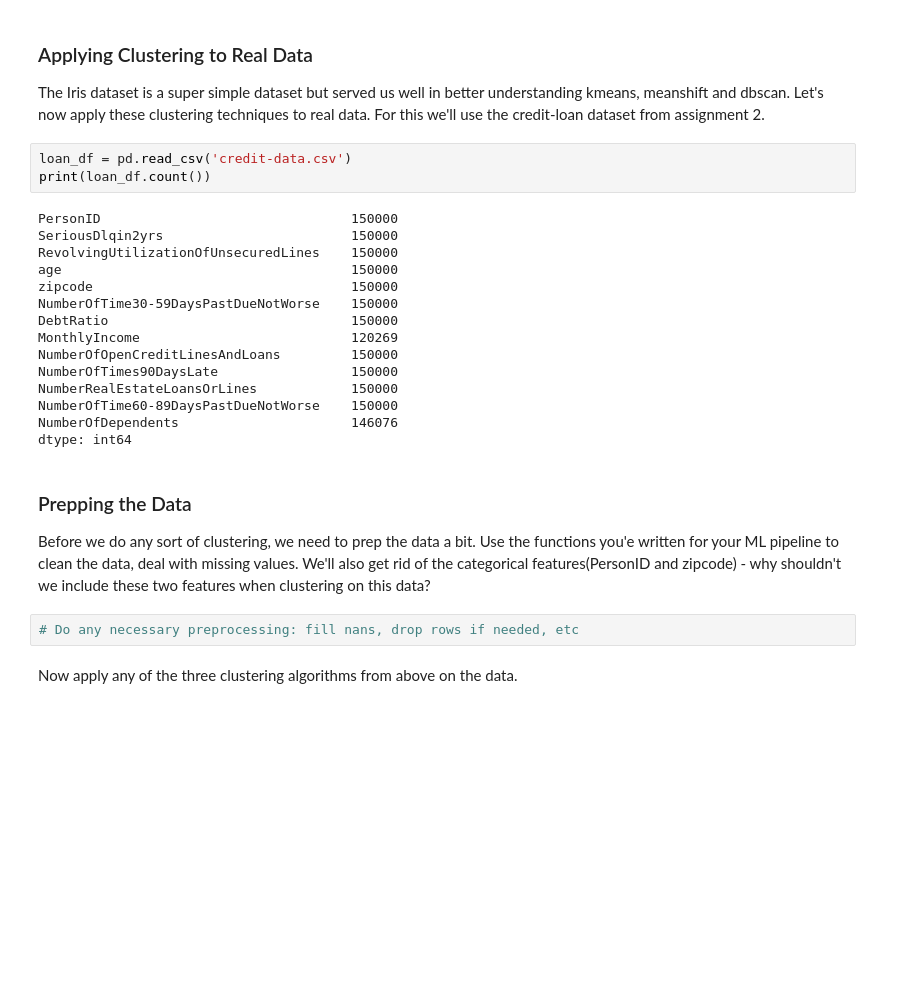
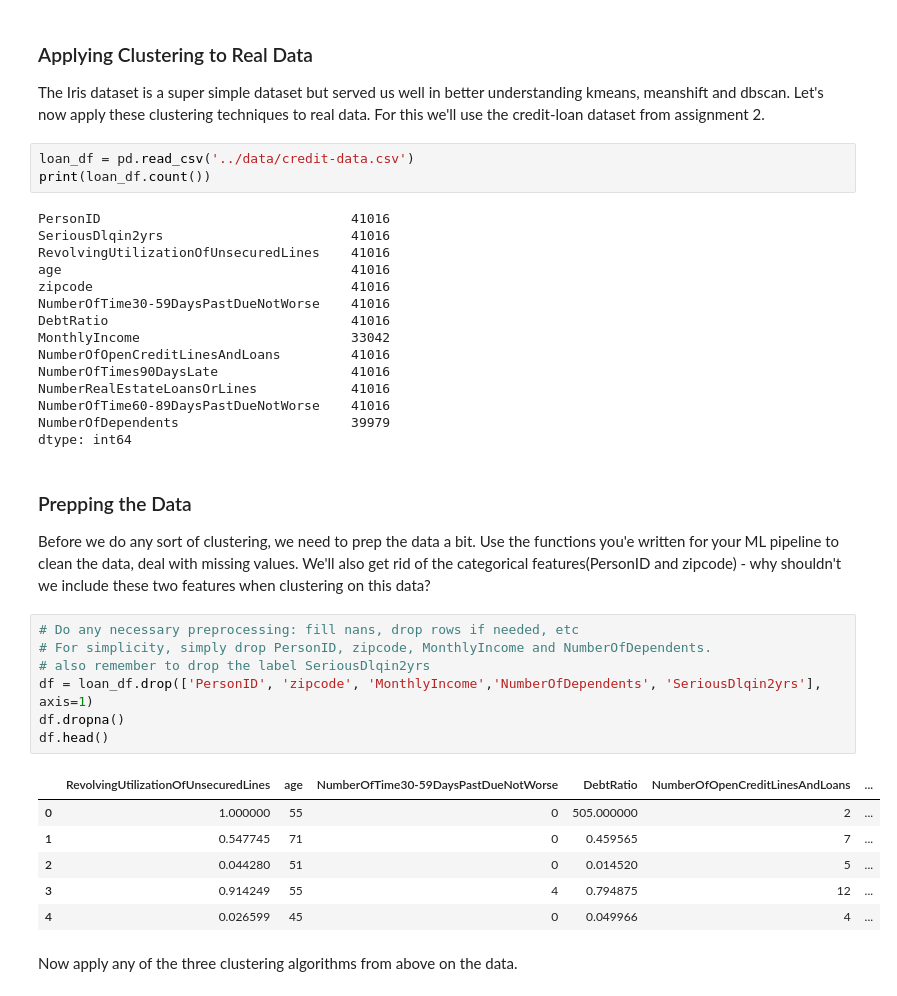
Before and after one commit to dssg/MLforPublicPolicy, a Jupyter notebook: labs/2019/lab7_clustering.ipynb, the cells around one changed output. Saved outputs shown, nothing was run; the diff lists cells and outputs as text; blank space fills up the shorter version.

```diff
--- a/labs/2019/lab7_clustering.ipynb
+++ b/labs/2019/lab7_clustering.ipynb
@@ -95,28 +124,40 @@ Run DBScan with varying epsilon and min_sample values to get a sense of how they
 ### Applying Clustering to Real Data
 The Iris dataset is a super simple dataset but served us well in better understanding kmeans, meanshift and dbscan. Let's now apply these clustering techniques to real data. For this we'll use the credit-loan dataset from assignment 2.
 # %%
-loan_df = pd.read_csv('credit-data.csv')
+loan_df = pd.read_csv('../data/credit-data.csv')
 print(loan_df.count())
 # %% [output]
-PersonID                                150000
-SeriousDlqin2yrs                        150000
-RevolvingUtilizationOfUnsecuredLines    150000
-age                                     150000
-zipcode                                 150000
-NumberOfTime30-59DaysPastDueNotWorse    150000
-DebtRatio                               150000
-MonthlyIncome                           120269
-NumberOfOpenCreditLinesAndLoans         150000
-NumberOfTimes90DaysLate                 150000
-NumberRealEstateLoansOrLines            150000
-NumberOfTime60-89DaysPastDueNotWorse    150000
-NumberOfDependents                      146076
+PersonID                                41016
+SeriousDlqin2yrs                        41016
+RevolvingUtilizationOfUnsecuredLines    41016
+age                                     41016
+zipcode                                 41016
+NumberOfTime30-59DaysPastDueNotWorse    41016
+DebtRatio                               41016
+MonthlyIncome                           33042
+NumberOfOpenCreditLinesAndLoans         41016
+NumberOfTimes90DaysLate                 41016
+NumberRealEstateLoansOrLines            41016
+NumberOfTime60-89DaysPastDueNotWorse    41016
+NumberOfDependents                      39979
 dtype: int64
 # %% [markdown]
 ### Prepping the Data
 Before we do any sort of clustering, we need to prep the data a bit. Use the functions you'e written for your ML pipeline to clean the data, deal with missing values. We'll also get rid of the categorical features(PersonID and zipcode) - why shouldn't we include these two features when clustering on this data?
-# %%
-# Do any necessary preprocessing: fill nans, drop rows if needed, etc
+# %%
+# Do any necessary preprocessing: fill nans, drop rows if needed, etc
+# For simplicity, simply drop PersonID, zipcode, MonthlyIncome and NumberOfDependents.
+# also remember to drop the label SeriousDlqin2yrs
+df = loan_df.drop(['PersonID', 'zipcode', 'MonthlyIncome','NumberOfDependents', 'SeriousDlqin2yrs'], axis=1)
+df.dropna()
+df.head()
+# %% [output]
+|  | RevolvingUtilizationOfUnsecuredLines | age | NumberOfTime30-59DaysPastDueNotWorse | DebtRatio | NumberOfOpenCreditLinesAndLoans | ... |
+| 0 | 1.000000 | 55 | 0 | 505.000000 | 2 | ... |
+| 1 | 0.547745 | 71 | 0 | 0.459565 | 7 | ... |
+| 2 | 0.044280 | 51 | 0 | 0.014520 | 5 | ... |
+| 3 | 0.914249 | 55 | 4 | 0.794875 | 12 | ... |
+| 4 | 0.026599 | 45 | 0 | 0.049966 | 4 | ... |
 # %% [markdown]
 Now apply any of the three clustering algorithms from above on the data.
 # %%
```
Also changed, not shown: parts of 18 cells of this notebook.
